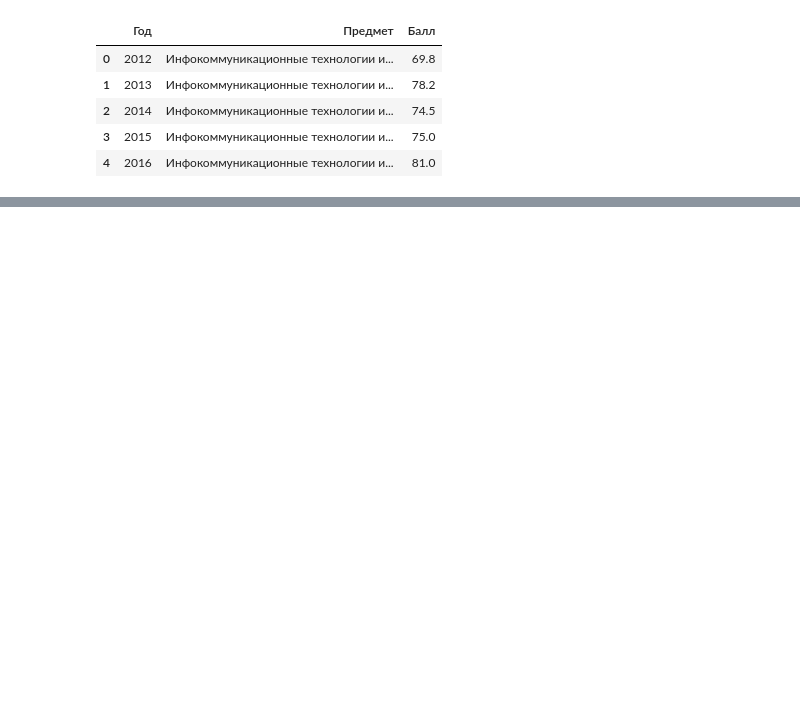
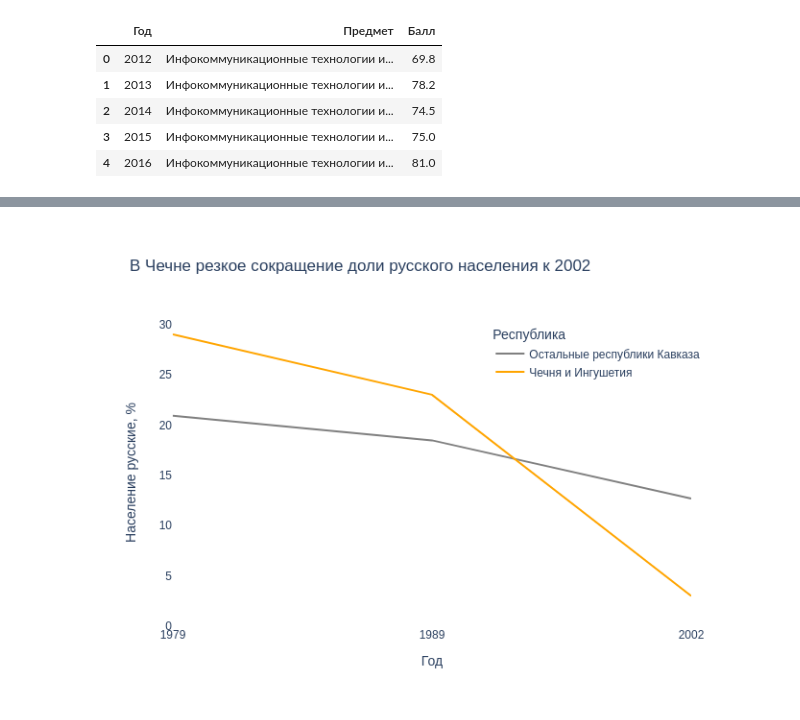
Before and after one commit to Ksianka/HW_Charts, a Jupyter notebook: [hw1]_hse_causasus.ipynb, the cells around one changed output, grey strips where cells are left out. Cells and saved outputs as stored; diff of their text form; code cells hidden in the pictures; blank space fills up the shorter version.

```diff
--- a/[hw1]_hse_causasus.ipynb
+++ b/[hw1]_hse_causasus.ipynb
@@ -84,0 +192,25 @@ fig.show('png')
+# %%
+fig = px.line(df_cauc_agg, x="Год", y="Население русские, %", color="Республика",
+             color_discrete_sequence = ['grey', 'orange'],
+             orientation = 'h',
+             title = 'В Чечне резкое сокращение доли русского населения к 2002')
+
+fig.update_xaxes(showgrid=False)
+fig.update_yaxes(showgrid=False)
+
+fig.update_layout({
+'plot_bgcolor': 'rgba(0, 0, 0, 0)',
+'paper_bgcolor': 'rgba(0, 0, 0, 0)',
+})
+
+fig.update_layout(legend=dict(
+    yanchor="top",
+    y=0.99,
+    xanchor="center",
+    x=0.82
+))
+fig.update_yaxes(rangemode="tozero")
+
+fig.show('png')
+# %% [output]
+[figure, added]
```
Also changed, not shown: parts of 10 cells of this notebook.
